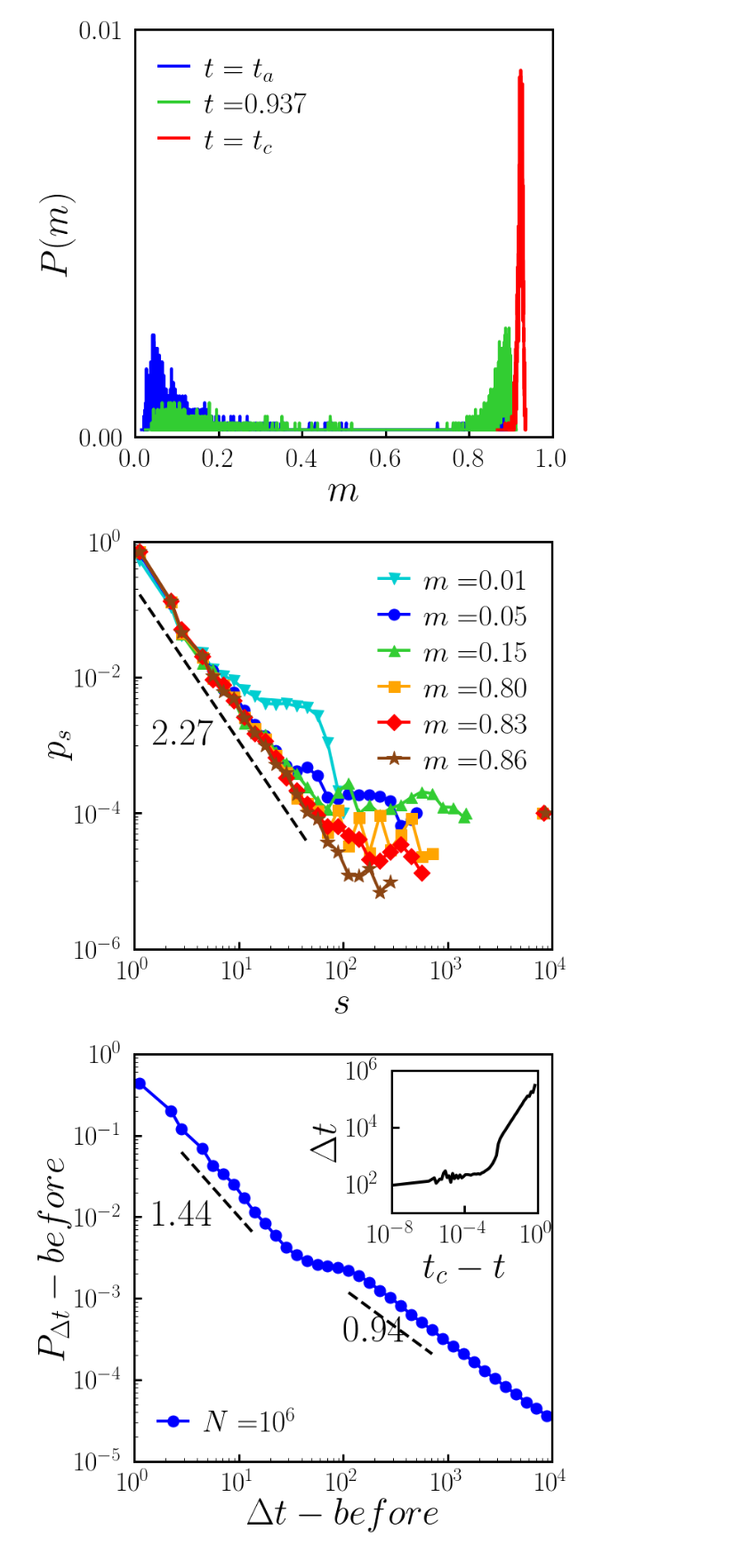
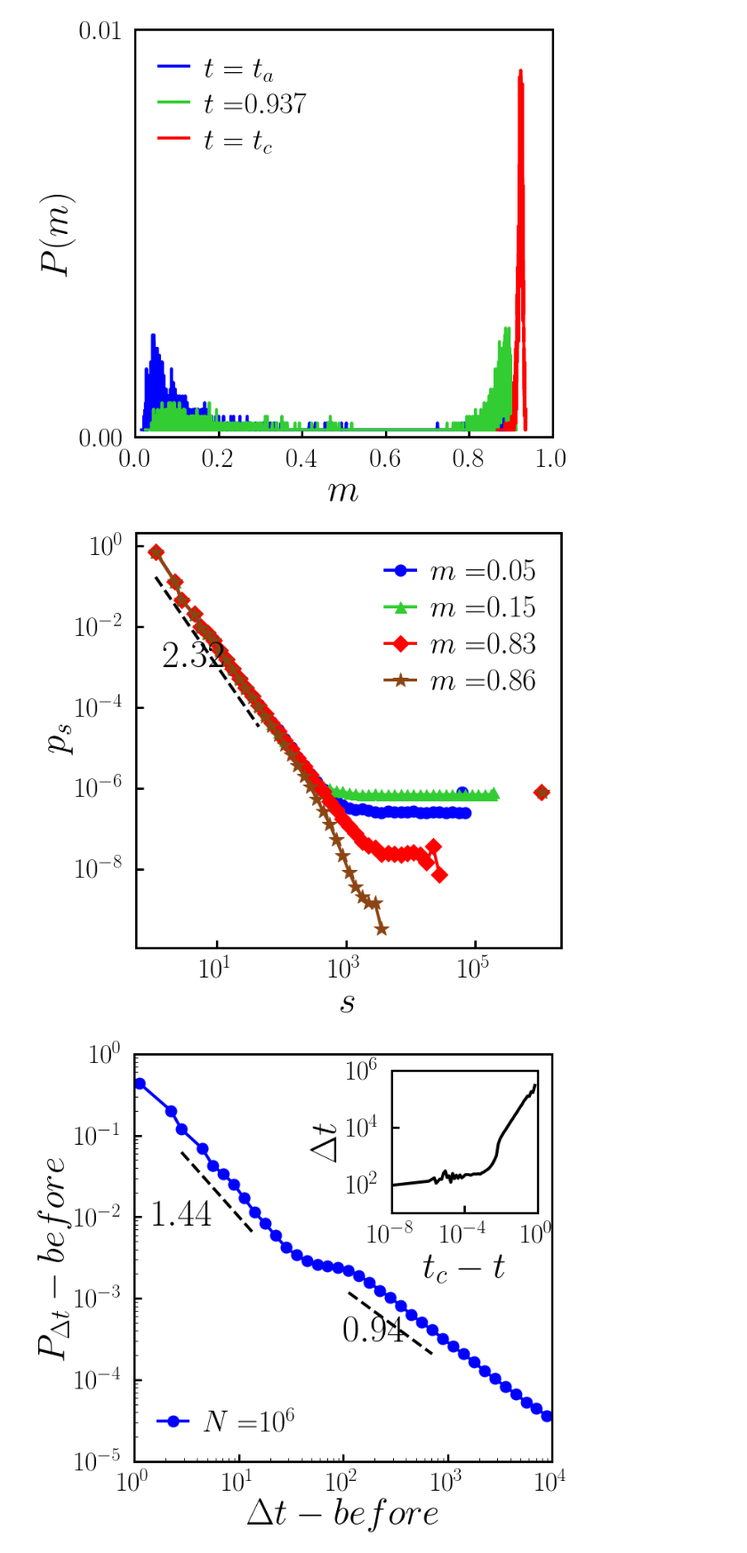
Before and after one commit to hoyunchoi/mBFW, a Jupyter notebook: main-plot.ipynb, the cells around one changed output. Shown at 89% size. Drawn from its saved outputs; the diff is of its cells as text; code cells hidden in the pictures.

```diff
--- a/main-plot.ipynb
+++ b/main-plot.ipynb
@@ -13,7 +13,7 @@ from readData import read
 # %% [markdown]
 # Read Data
 # %%
-networkSize = 10000
+networkSize = 1280000
 acceptanceThreshold = 0.5
 time = np.linspace(0, 1, networkSize+1)
 time = time[:-1]
@@ -167,16 +170,16 @@ plt.show()
 # %% [output]
 [figure]
 # %%
-_, ax = plt.subplots()
+_, ax = plt.subplots(figsize=(10,10))
 
-networkSize = 10000
+networkSize = 1280000
 acceptanceThreshold = 0.5
 
 # default plot
-op = 0.01
-clusterSize, dist = clusterSizeDistribution[networkSize, acceptanceThreshold, op]
-ax.plot(clusterSize, dist, marker='v', color='darkturquoise', label=latexString("m=")+latexFloat(op,2))
-ax.plot(op*networkSize, 1/networkSize, marker='v', color='darkturquoise')
+# op = 0.01
+# clusterSize, dist = clusterSizeDistribution[networkSize, acceptanceThreshold, op]
+# ax.plot(clusterSize, dist, marker='v', color='darkturquoise', label=latexString("m=")+latexFloat(op,2))
+# ax.plot(op*networkSize, 1/networkSize, marker='v', color='darkturquoise')
 
 op = 0.05
 clusterSize, dist = clusterSizeDistribution[networkSize, acceptanceThreshold, op]
@@ -186,53 +189,53 @@ ax.plot(op*networkSize, 1/networkSize, marker='o', color='blue')
 op = 0.15
 clusterSize, dist = clusterSizeDistribution[networkSize, acceptanceThreshold, op]
 ax.plot(clusterSize, dist, marker='^', color='limegreen', label=latexString("m=")+latexFloat(op,2))
 ax.plot(op*networkSize, 1/networkSize, marker='^', color='limegreen')
 
-op = 0.8
-clusterSize, dist = clusterSizeDistribution[networkSize, acceptanceThreshold, op]
-ax.plot(clusterSize, dist, marker='s', color='orange', label=latexString("m=")+latexFloat(op,2))
-ax.plot(op*networkSize, 1/networkSize, marker='s', color='orange')
+# op = 0.8
+# clusterSize, dist = clusterSizeDistribution[networkSize, acceptanceThreshold, op]
+# ax.plot(clusterSize, dist, marker='s', color='orange', label=latexString("m=")+latexFloat(op,2))
+# ax.plot(op*networkSize, 1/networkSize, marker='s', color='orange')
 
 op = 0.8254
 clusterSize, dist = clusterSizeDistribution[networkSize, acceptanceThreshold, op]
 ax.plot(clusterSize, dist, marker='D', color='red', label=latexString("m=")+latexFloat(op,2))
 ax.plot(op*networkSize, 1/networkSize, marker='D', color='red')
 
 # log fit
 fitX, fitY, tau, residual = logFit(clusterSize[0:14], dist[0:14], offset=0.5)
 ax.plot(fitX, fitY, 'k--')
-ax.text(1.5,1e-3, latexFloat(-1*tau,2))
+ax.text(1.5,1e-3, latexFloat(-1*tau,2), fontsize=50)
 
 op = 0.86
 clusterSize, dist = clusterSizeDistribution[networkSize, acceptanceThreshold, op]
 ax.plot(clusterSize, dist, marker='*', markersize=20, color='saddlebrown', label=latexString("m=")+latexFloat(op,2))
 ax.plot(op*networkSize, 1/networkSize, marker='*', markersize=20, color='saddlebrown')
 
 # default setting
 ax.set_xlabel(latexString("s"))
 ax.set_ylabel(latexString("p_s"))
 ax.set_xscale('log')
 ax.set_yscale('log')
 ax.legend(loc="upper right")
-ax.set_xlim([1,1e4])
-ax.set_ylim([1e-6,1])
-xtick = [1e0, 1e1, 1e2, 1e3, 1e4]
-ytick = [1e-6, 1e-4, 1e-2, 1]
-ax.set_xticks(xtick)
-ax.set_yticks(ytick)
-ax.set_xticklabels(list_latexSci(xtick))
-ax.set_yticklabels(list_latexSci(ytick))
-minortick_x = matplotlib.ticker.LogLocator(base=1e2, subs=np.append(np.arange(1,10,1),np.arange(10,100,10)))
-ax.xaxis.set_minor_locator(minortick_x)
-ax.xaxis.set_minor_formatter(matplotlib.ticker.NullFormatter())
-minortick_y = matplotlib.ticker.LogLocator(base=1e2, subs=np.arange(10,100,10))
-ax.yaxis.set_minor_locator(minortick_y)
-ax.yaxis.set_minor_formatter(matplotlib.ticker.NullFormatter())
+# ax.set_xlim([1,1e4])
+# ax.set_ylim([1e-6,1])
+# xtick = [1e0, 1e1, 1e2, 1e3, 1e4]
+# ytick = [1e-6, 1e-4, 1e-2, 1]
+# ax.set_xticks(xtick)
+# ax.set_yticks(ytick)
+# ax.set_xticklabels(list_latexSci(xtick))
+# ax.set_yticklabels(list_latexSci(ytick))
+# minortick_x = matplotlib.ticker.LogLocator(base=1e2, subs=np.append(np.arange(1,10,1),np.arange(10,100,10)))
+# ax.xaxis.set_minor_locator(minortick_x)
+# ax.xaxis.set_minor_formatter(matplotlib.ticker.NullFormatter())
+# minortick_y = matplotlib.ticker.LogLocator(base=1e2, subs=np.arange(10,100,10))
+# ax.yaxis.set_minor_locator(minortick_y)
+# ax.yaxis.set_minor_formatter(matplotlib.ticker.NullFormatter())
 
 # save and show
 plt.show()
 # %% [output]
-[figure, old version]
+[figure, new version]
 # %%
 _, ax = plt.subplots(figsize=(10,10))
 
```
Also changed, not shown: parts of 3 cells of this notebook, 2 other files.
